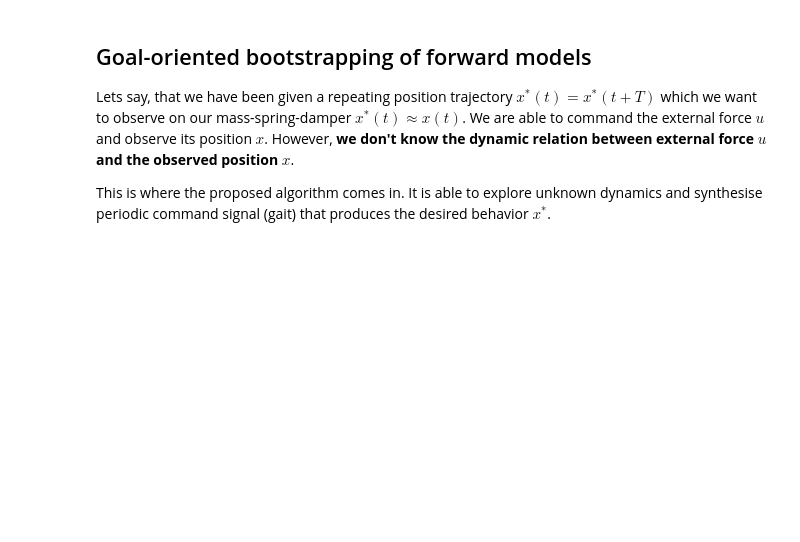
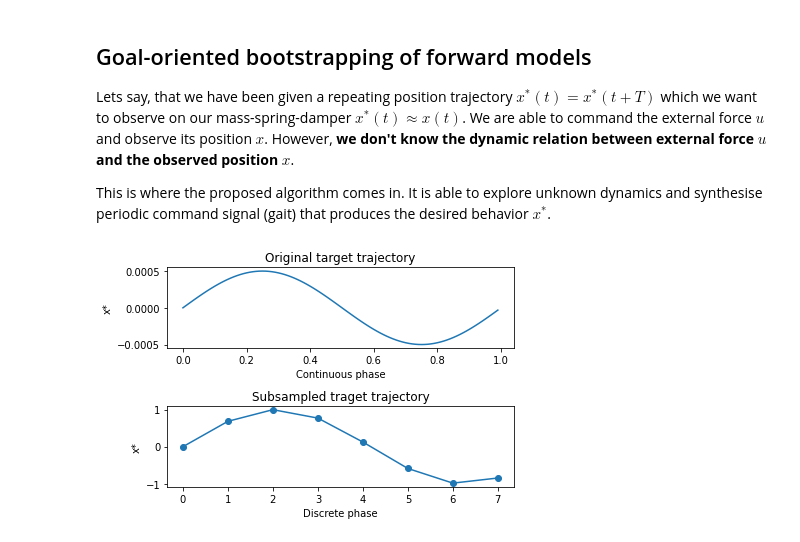
Before and after one commit to comrob/cpgim, a Jupyter notebook: mass_spring_damper_demo.ipynb, the cells around one changed output. Saved outputs shown, nothing was run; the diff lists cells and outputs as text; code cells hidden in the pictures; blank space fills up the shorter version.

```diff
--- a/mass_spring_damper_demo.ipynb
+++ b/mass_spring_damper_demo.ipynb
@@ -130,6 +189,34 @@ plt.show()
 Lets say, that we have been given a repeating position trajectory $x^*(t)=x^*(t+T)$ which we want to observe on our mass-spring-damper $x^*(t) \approx x(t)$. We are able to command the external force $u$ and observe its position $x$. However, **we don't know the dynamic relation between external force $u$ and the observed position $x$**.
 
 This is where the proposed algorithm comes in. It is able to explore unknown dynamics and synthesise periodic command signal (gait) that produces the desired behavior $x^*$.
+# %%
+# Target
+pos_rescale = 2000
+granularity = 8
+trajectory = np.sin(2 * np.pi * np.arange(100) / 100) * 0.0005
+
+# Transforming targe
+y_ref = np.zeros((1, 1, 1, granularity))
+y_mask = np.ones((1, 1, 1, granularity))
+y_mask_minmax = np.zeros((1, 1, 1, granularity))
+
+jump = int(len(trajectory)/granularity)
+y_ref[0, 0, 0, :] = trajectory[[i * jump for i in range(granularity)]] * pos_rescale
+
+plt.subplot(211)
+plt.plot(np.arange(len(trajectory))/len(trajectory),trajectory)
+plt.title("Original target trajectory")
+plt.xlabel("Continuous phase")
+plt.ylabel("x*")
+plt.subplot(212)
+plt.plot(y_ref[0, 0, 0, :], 'o-')
+plt.title("Subsampled traget trajectory")
+plt.xlabel("Discrete phase")
+plt.ylabel("x*")
+plt.tight_layout()
+plt.show()
+# %% [output]
+[figure, added]
 # %%
 import models.limit_cycle_controller_contextual as M
 
```
Also changed, not shown: parts of 9 cells of this notebook, 11 other files.
